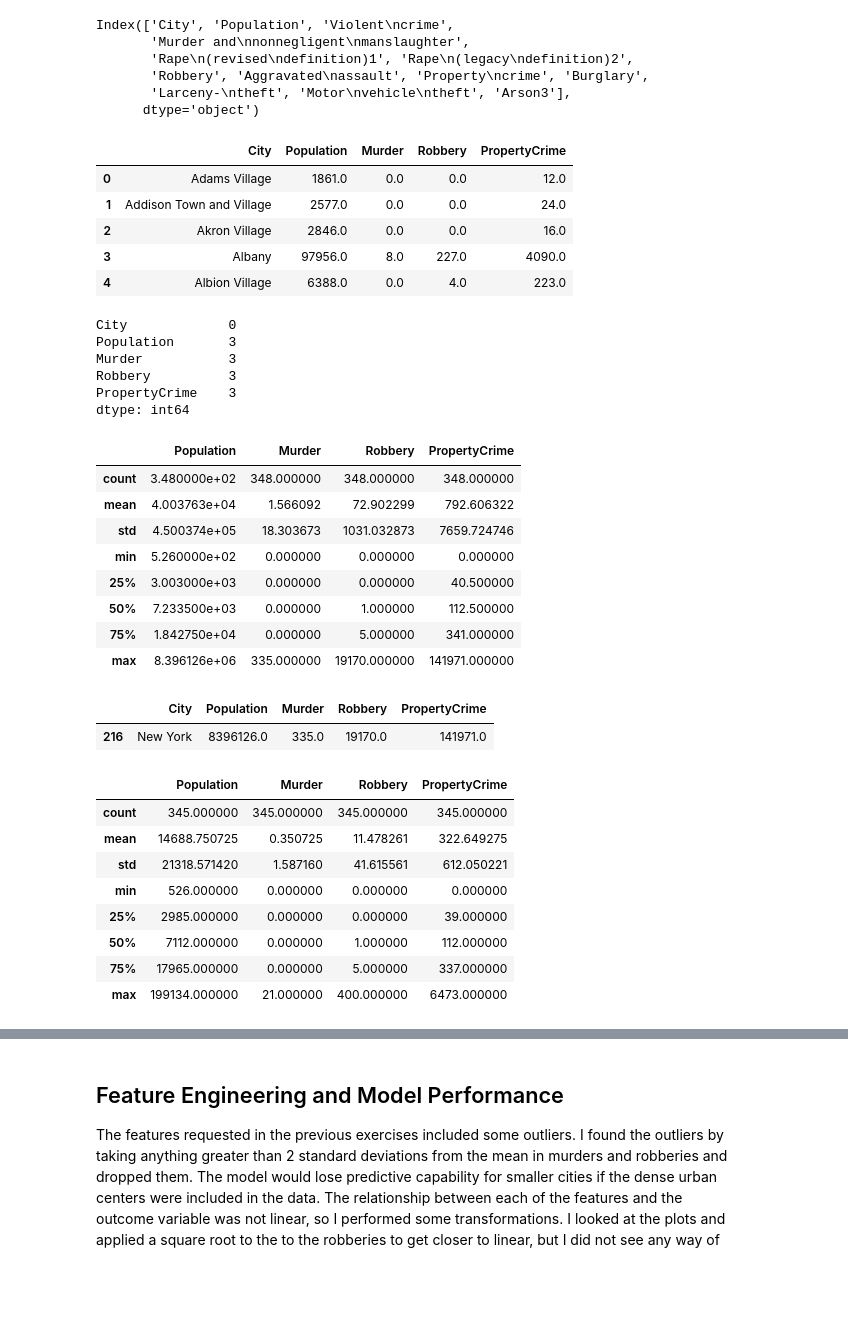
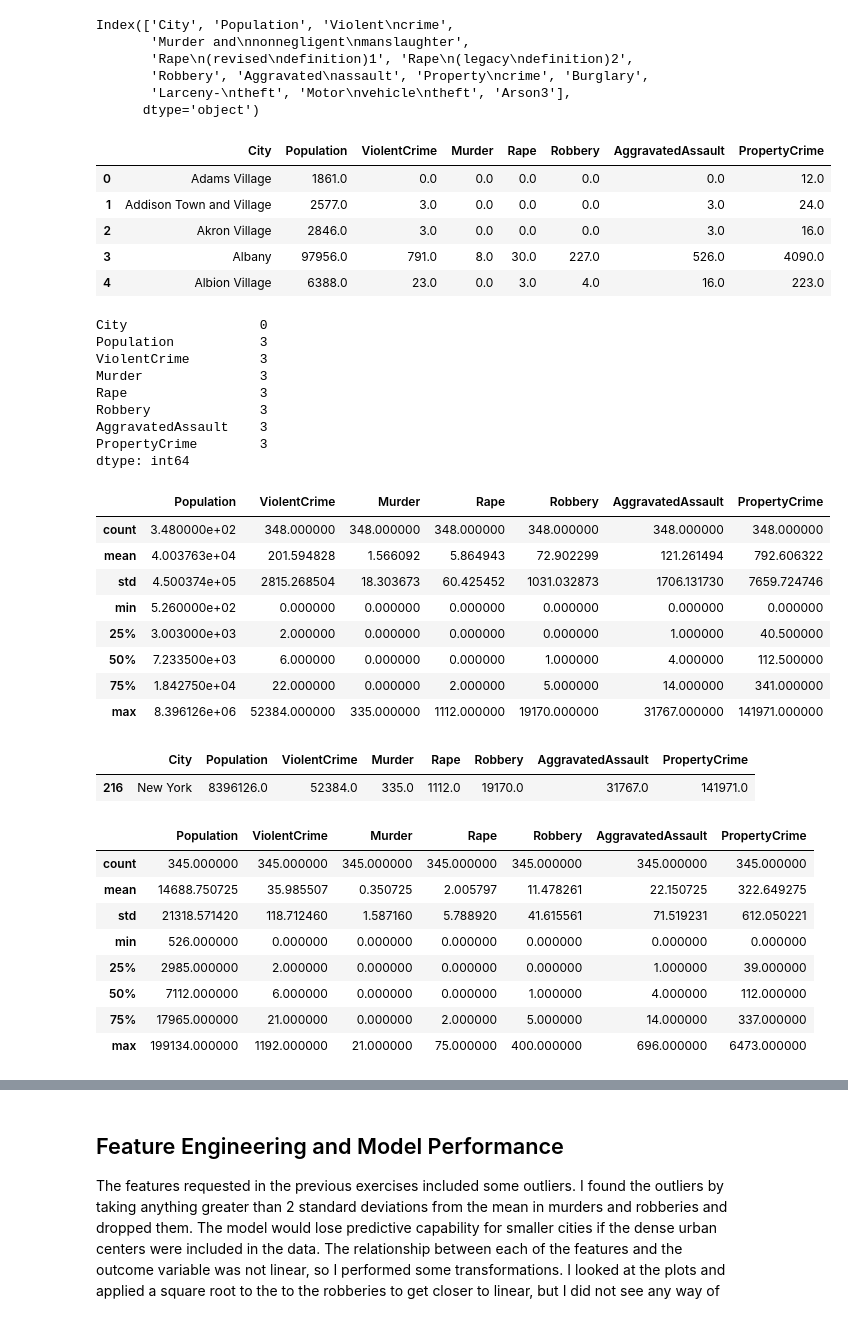
Before and after one commit to tjeffkessler/thinkful_dsflex, a Jupyter notebook: NY Crime 2013 Regression Analysis.ipynb, the cells around one changed output, grey strips where cells are left out. Cells and saved outputs as stored; diff of their text form; code cells hidden in the pictures; blank space fills up the shorter version.

```diff
--- a/NY Crime 2013 Regression Analysis.ipynb
+++ b/NY Crime 2013 Regression Analysis.ipynb
@@ -18,47 +18,54 @@ Index(['City', 'Population', 'Violent\ncrime',
       dtype='object')
 # %%
 # Create a data frame with only the features of interest
-pc_df = df[['City', 'Population', 'Murder and\nnonnegligent\nmanslaughter', 'Robbery', 'Property\ncrime']].copy()
-pc_df.rename(columns={'Property\ncrime': 'PropertyCrime', 'Murder and\nnonnegligent\nmanslaughter': 'Murder'}, inplace=True)
+df.rename(columns={'Property\ncrime': 'PropertyCrime', 'Murder and\nnonnegligent\nmanslaughter': 'Murder',
+                     'Rape\n(legacy\ndefinition)2': 'Rape', 'Aggravated\nassault': 'AggravatedAssault',
+                   'Violent\ncrime': 'ViolentCrime'}, inplace=True)
+pc_df = df[['City', 'Population', 'ViolentCrime', 'Murder', 'Rape', 'Robbery', 'AggravatedAssault',
+            'PropertyCrime']].copy()
+
 pc_df.head()
 # %% [output]
-|  | City | Population | Murder | Robbery | PropertyCrime |
-| 0 | Adams Village | 1861.0 | 0.0 | 0.0 | 12.0 |
-| 1 | Addison Town and Village | 2577.0 | 0.0 | 0.0 | 24.0 |
-| 2 | Akron Village | 2846.0 | 0.0 | 0.0 | 16.0 |
-| 3 | Albany | 97956.0 | 8.0 | 227.0 | 4090.0 |
-| 4 | Albion Village | 6388.0 | 0.0 | 4.0 | 223.0 |
+|  | City | Population | ViolentCrime | Murder | Rape | Robbery | AggravatedAssault | PropertyCrime |
+| 0 | Adams Village | 1861.0 | 0.0 | 0.0 | 0.0 | 0.0 | 0.0 | 12.0 |
+| 1 | Addison Town and Village | 2577.0 | 3.0 | 0.0 | 0.0 | 0.0 | 3.0 | 24.0 |
+| 2 | Akron Village | 2846.0 | 3.0 | 0.0 | 0.0 | 0.0 | 3.0 | 16.0 |
+| 3 | Albany | 97956.0 | 791.0 | 8.0 | 30.0 | 227.0 | 526.0 | 4090.0 |
+| 4 | Albion Village | 6388.0 | 23.0 | 0.0 | 3.0 | 4.0 | 16.0 | 223.0 |
 # %%
 # Determine if there are null values
 pc_df.isna().sum()
 # %% [output]
-City             0
-Population       3
-Murder           3
-Robbery          3
-PropertyCrime    3
+City                 0
+Population           3
+ViolentCrime         3
+Murder               3
+Rape                 3
+Robbery              3
+AggravatedAssault    3
+PropertyCrime        3
 dtype: int64
 # %%
 # Drop the information rows at the end of the dataset
 pc_df.dropna(how='any', inplace=True)
 pc_df.describe()
 # %% [output]
-|  | Population | Murder | Robbery | PropertyCrime |
-| count | 3.480000e+02 | 348.000000 | 348.000000 | 348.000000 |
-| mean | 4.003763e+04 | 1.566092 | 72.902299 | 792.606322 |
-| std | 4.500374e+05 | 18.303673 | 1031.032873 | 7659.724746 |
-| min | 5.260000e+02 | 0.000000 | 0.000000 | 0.000000 |
-| 25% | 3.003000e+03 | 0.000000 | 0.000000 | 40.500000 |
-| 50% | 7.233500e+03 | 0.000000 | 1.000000 | 112.500000 |
-| 75% | 1.842750e+04 | 0.000000 | 5.000000 | 341.000000 |
-| max | 8.396126e+06 | 335.000000 | 19170.000000 | 141971.000000 |
+|  | Population | ViolentCrime | Murder | Rape | Robbery | AggravatedAssault | PropertyCrime |
+| count | 3.480000e+02 | 348.000000 | 348.000000 | 348.000000 | 348.000000 | 348.000000 | 348.000000 |
+| mean | 4.003763e+04 | 201.594828 | 1.566092 | 5.864943 | 72.902299 | 121.261494 | 792.606322 |
+| std | 4.500374e+05 | 2815.268504 | 18.303673 | 60.425452 | 1031.032873 | 1706.131730 | 7659.724746 |
+| min | 5.260000e+02 | 0.000000 | 0.000000 | 0.000000 | 0.000000 | 0.000000 | 0.000000 |
+| 25% | 3.003000e+03 | 2.000000 | 0.000000 | 0.000000 | 0.000000 | 1.000000 | 40.500000 |
+| 50% | 7.233500e+03 | 6.000000 | 0.000000 | 0.000000 | 1.000000 | 4.000000 | 112.500000 |
+| 75% | 1.842750e+04 | 22.000000 | 0.000000 | 2.000000 | 5.000000 | 14.000000 | 341.000000 |
+| max | 8.396126e+06 | 52384.000000 | 335.000000 | 1112.000000 | 19170.000000 | 31767.000000 | 141971.000000 |
 # %%
 # Find the amomalous robbery cities
 robbery_anomaly = pc_df['Robbery'].mean() + (2 * np.std(pc_df['Robbery']))
 pc_df.loc[pc_df['Robbery'] > robbery_anomaly]
 # %% [output]
-|  | City | Population | Murder | Robbery | PropertyCrime |
-| 216 | New York | 8396126.0 | 335.0 | 19170.0 | 141971.0 |
+|  | City | Population | ViolentCrime | Murder | Rape | Robbery | AggravatedAssault | PropertyCrime |
+| 216 | New York | 8396126.0 | 52384.0 | 335.0 | 1112.0 | 19170.0 | 31767.0 | 141971.0 |
 # %%
 # Find the anomalous murder cities
 m_anomaly = pc_df['Murder'].mean() + (2 * np.std(pc_df['Murder']))
@@ -69,12 +76,12 @@ big_cities = pc_df.loc[pc_df['Murder'] > m_anomaly]
 pc_df.drop(big_cities.index, inplace=True)
 pc_df.describe()
 # %% [output]
-|  | Population | Murder | Robbery | PropertyCrime |
-| count | 345.000000 | 345.000000 | 345.000000 | 345.000000 |
-| mean | 14688.750725 | 0.350725 | 11.478261 | 322.649275 |
-| std | 21318.571420 | 1.587160 | 41.615561 | 612.050221 |
-| min | 526.000000 | 0.000000 | 0.000000 | 0.000000 |
-| 25% | 2985.000000 | 0.000000 | 0.000000 | 39.000000 |
-| 50% | 7112.000000 | 0.000000 | 1.000000 | 112.000000 |
-| 75% | 17965.000000 | 0.000000 | 5.000000 | 337.000000 |
-| max | 199134.000000 | 21.000000 | 400.000000 | 6473.000000 |
+|  | Population | ViolentCrime | Murder | Rape | Robbery | AggravatedAssault | PropertyCrime |
+| count | 345.000000 | 345.000000 | 345.000000 | 345.000000 | 345.000000 | 345.000000 | 345.000000 |
+| mean | 14688.750725 | 35.985507 | 0.350725 | 2.005797 | 11.478261 | 22.150725 | 322.649275 |
+| std | 21318.571420 | 118.712460 | 1.587160 | 5.788920 | 41.615561 | 71.519231 | 612.050221 |
+| min | 526.000000 | 0.000000 | 0.000000 | 0.000000 | 0.000000 | 0.000000 | 0.000000 |
+| 25% | 2985.000000 | 2.000000 | 0.000000 | 0.000000 | 0.000000 | 1.000000 | 39.000000 |
+| 50% | 7112.000000 | 6.000000 | 0.000000 | 0.000000 | 1.000000 | 4.000000 | 112.000000 |
+| 75% | 17965.000000 | 21.000000 | 0.000000 | 2.000000 | 5.000000 | 14.000000 | 337.000000 |
+| max | 199134.000000 | 1192.000000 | 21.000000 | 75.000000 | 400.000000 | 696.000000 | 6473.000000 |
```
Also changed, not shown: parts of 32 cells of this notebook.
